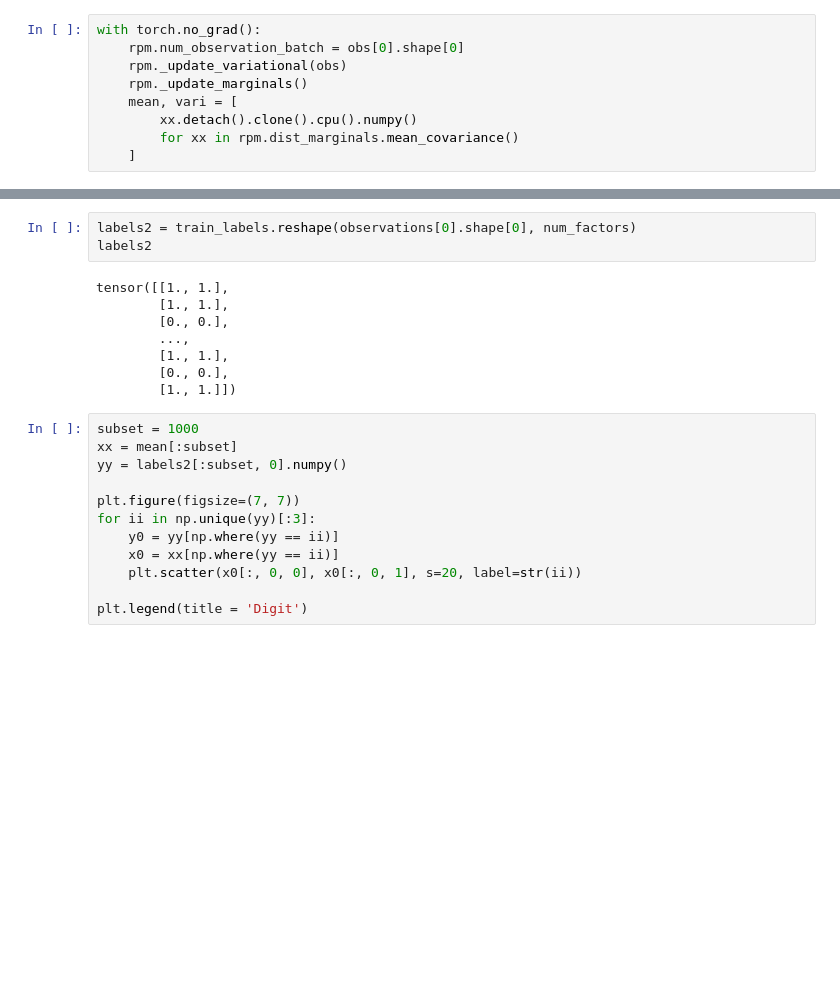
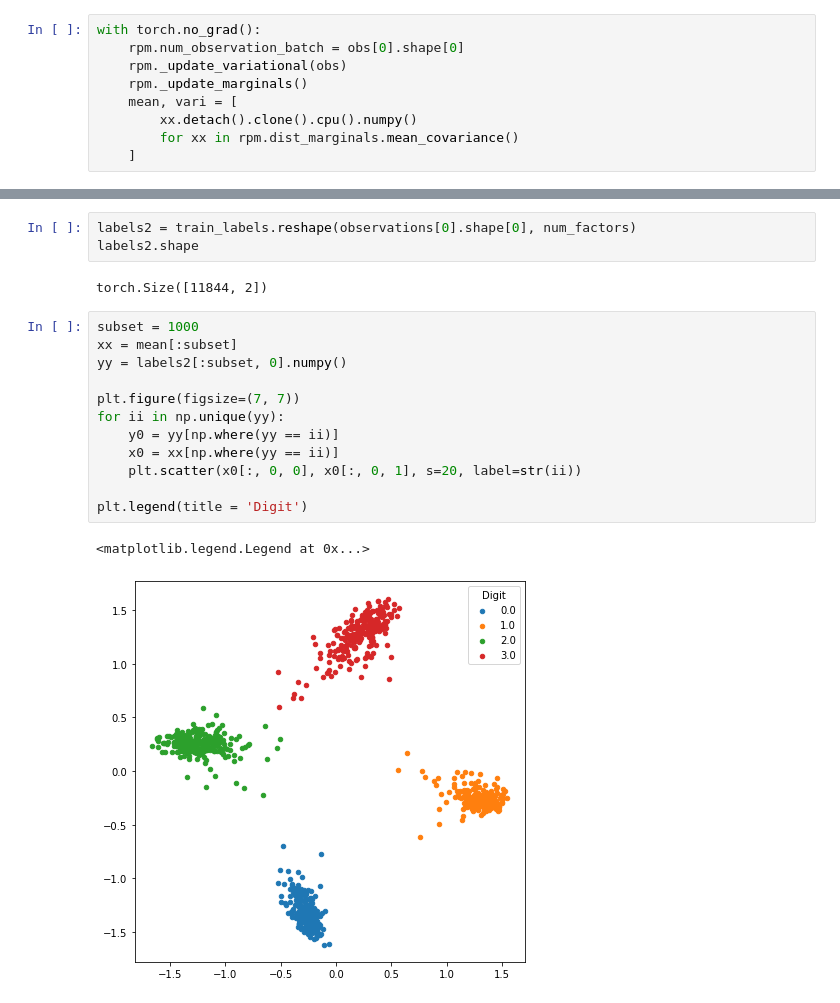
Before and after one commit to hugosou/cRPM, a Jupyter notebook: demo_peer_supervision.ipynb, the cells around one changed output, grey strips where cells are left out. Saved outputs shown, nothing was run; the diff lists cells and outputs as text; blank space fills up the shorter version.

```diff
--- a/demo_peer_supervision.ipynb
+++ b/demo_peer_supervision.ipynb
@@ -197,23 +197,20 @@ torch.Size([5922, 1, 28, 28])
 # %%
 labels2 = train_labels.reshape(observations[0].shape[0], num_factors)
-labels2
+labels2.shape
 # %% [output]
-tensor([[1., 1.],
-        [1., 1.],
-        [0., 0.],
-        ...,
-        [1., 1.],
-        [0., 0.],
-        [1., 1.]])
+torch.Size([11844, 2])
 # %%
 subset = 1000
 xx = mean[:subset]
 yy = labels2[:subset, 0].numpy()
 
 plt.figure(figsize=(7, 7))
-for ii in np.unique(yy)[:3]:
+for ii in np.unique(yy):
     y0 = yy[np.where(yy == ii)]
     x0 = xx[np.where(yy == ii)]
     plt.scatter(x0[:, 0, 0], x0[:, 0, 1], s=20, label=str(ii))
 
 plt.legend(title = 'Digit')
+# %% [output]
+<matplotlib.legend.Legend at 0x...>
+[figure, added]
```
Also changed, not shown: parts of 4 cells of this notebook, 3 other files.
